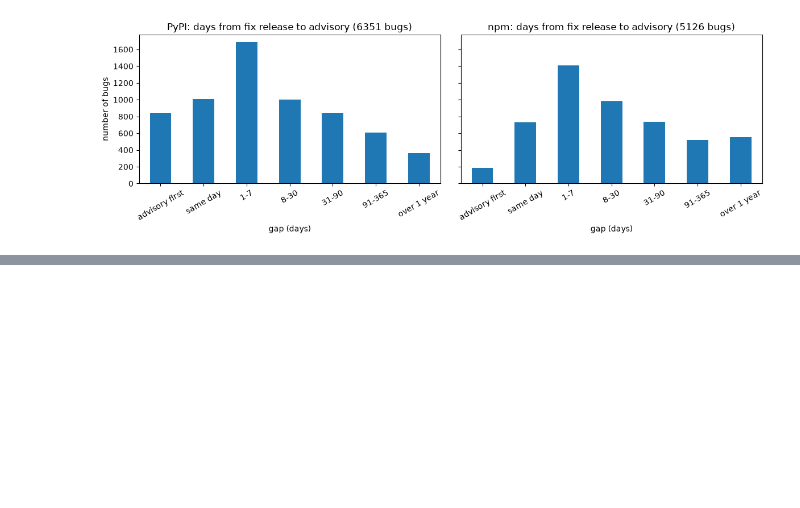
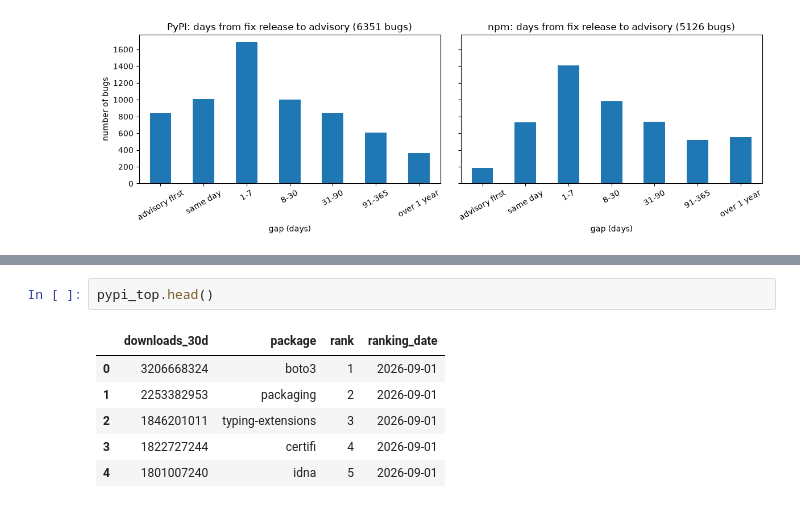
Before and after one commit to AlaeRhazouani/Augur, a Jupyter notebook: learning/02_osv_explore.ipynb, the cells around one changed output, grey strips where cells are left out. Cells and saved outputs as stored; diff of their text form; blank space fills up the shorter version.

```diff
--- a/learning/02_osv_explore.ipynb
+++ b/learning/02_osv_explore.ipynb
@@ -501,0 +567,9 @@ npm {'advisory first': 187, 'same day': 731, '1-7': 1411, '8-30': 984, '31-90':
+# %%
+pypi_top.head()
+# %% [output]
+|  | downloads_30d | package | rank | ranking_date |
+| 0 | 3206668324 | boto3 | 1 | 2026-09-01 |
+| 1 | 2253382953 | packaging | 2 | 2026-09-01 |
+| 2 | 1846201011 | typing-extensions | 3 | 2026-09-01 |
+| 3 | 1822727244 | certifi | 4 | 2026-09-01 |
+| 4 | 1801007240 | idna | 5 | 2026-09-01 |
```
Also changed, not shown: parts of 12 cells of this notebook, 1 other file.
